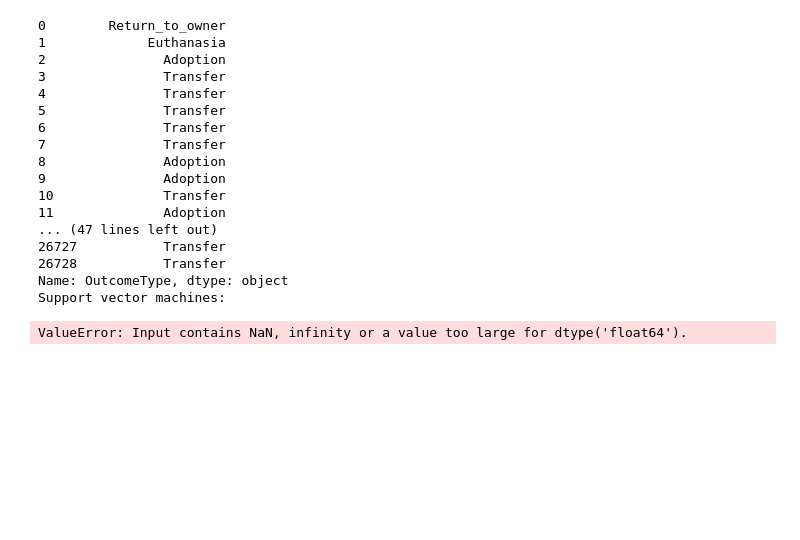
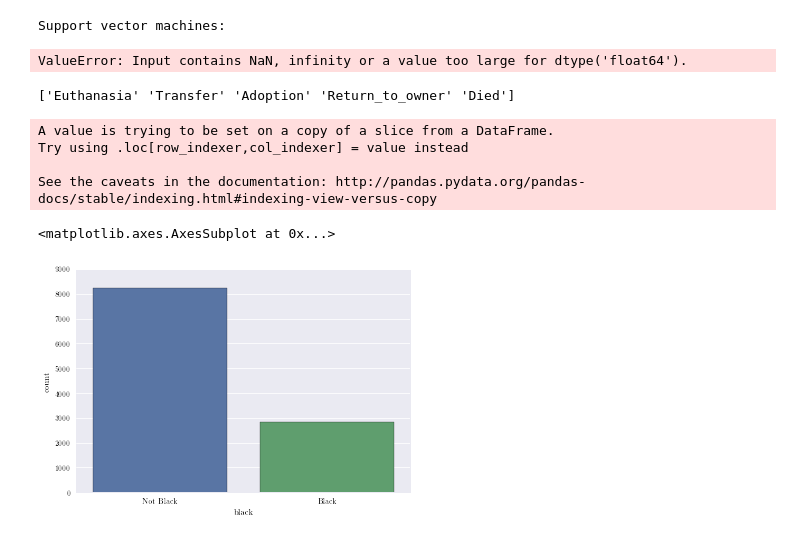
Before and after one commit to jameslawlor/KaggleShelterOutcomes, a Jupyter notebook: Untitled.ipynb, the cells around one changed output. Cells and saved outputs as stored; diff of their text form; code cells hidden in the pictures; blank space fills up the shorter version.

```diff
--- a/Untitled.ipynb
+++ b/Untitled.ipynb
@@ -47,7 +29,7 @@ print train[:10]
 # %%
-plt.figure(figsize=(12, 12))
-sns.set_context("paper")
-sns.countplot(train["SexuponOutcome"])
+#plt.figure(figsize=(12, 12))
+#sns.set_context("paper")
+#sns.countplot(train["SexuponOutcome"])
 #train.head(10)
 # %%
 from sklearn.cross_validation import KFold
@@ -85,7 +67,7 @@ from sklearn.preprocessing import StandardScaler
 #X = scaler.fit_transform(X)
 
 y = train["OutcomeType"]
-print y
+#print y
 print "Support vector machines:"
 print "%.3f" % accuracy(y, run_cv(X,y,SVC))
 print "Random forest:"
@@ -98,21 +80,26 @@ print "%.3f" % accuracy(y, run_cv(X,y,KNN))
 #pred_y =
 #print score()
 # %% [output]
-0        Return_to_owner
-1             Euthanasia
-2               Adoption
-3               Transfer
-4               Transfer
-5               Transfer
-6               Transfer
-7               Transfer
-8               Adoption
-9               Adoption
-10              Transfer
-11              Adoption
-... (47 lines left out)
-26727           Transfer
-26728           Transfer
-Name: OutcomeType, dtype: object
 Support vector machines:
 ValueError: Input contains NaN, infinity or a value too large for dtype('float64').
+# %%
+cats = train[train["AnimalType"]==1]
+print cats["OutcomeType"].unique()
+
+def isBlack(x):
+    x = str(x).upper()
+    if x.find("BLACK") > -1:
+        return 'Black'
+    else:
+        return 'Not Black'
+
+cats["black"] = cats["Color"].apply(isBlack)
+sns.countplot(cats["black"])
+# %% [output]
+['Euthanasia' 'Transfer' 'Adoption' 'Return_to_owner' 'Died']
+A value is trying to be set on a copy of a slice from a DataFrame.
+Try using .loc[row_indexer,col_indexer] = value instead
+
+See the caveats in the documentation: http://pandas.pydata.org/pandas-docs/stable/indexing.html#indexing-view-versus-copy
+<matplotlib.axes.AxesSubplot at 0x...>
+[figure, added]
```
Also changed, not shown: parts of 2 cells of this notebook.
